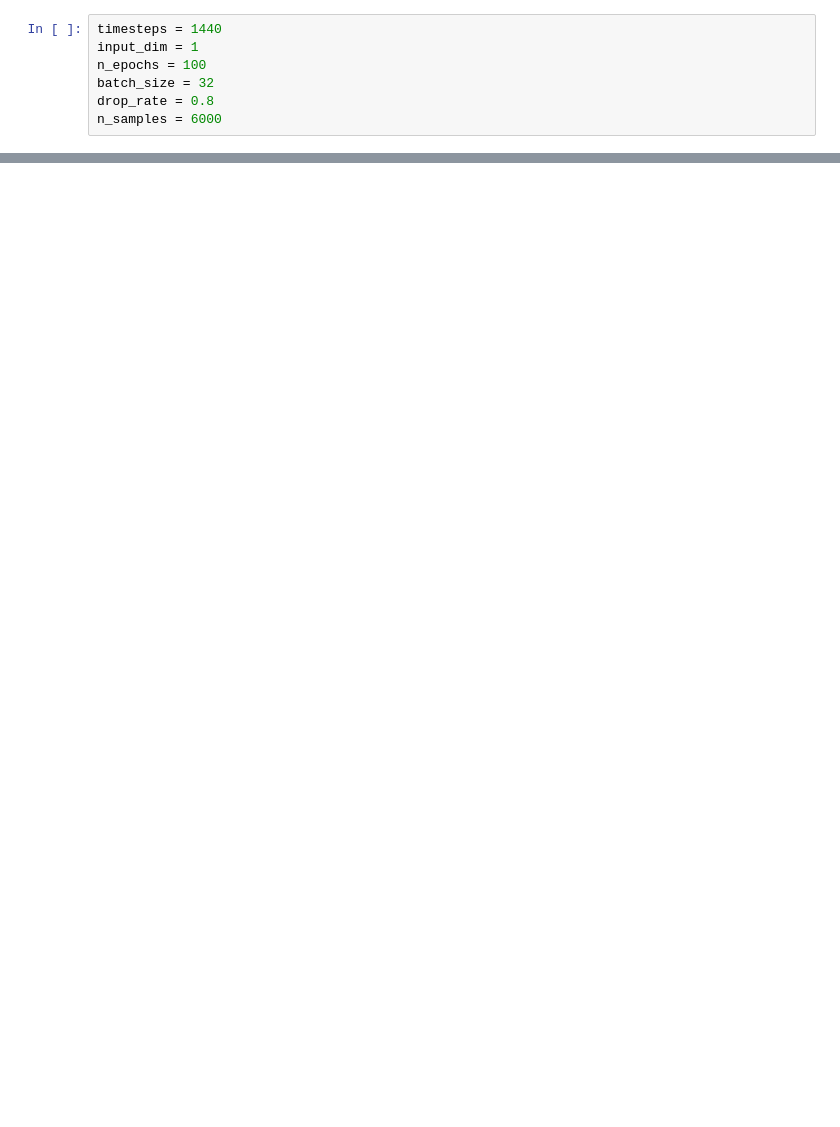
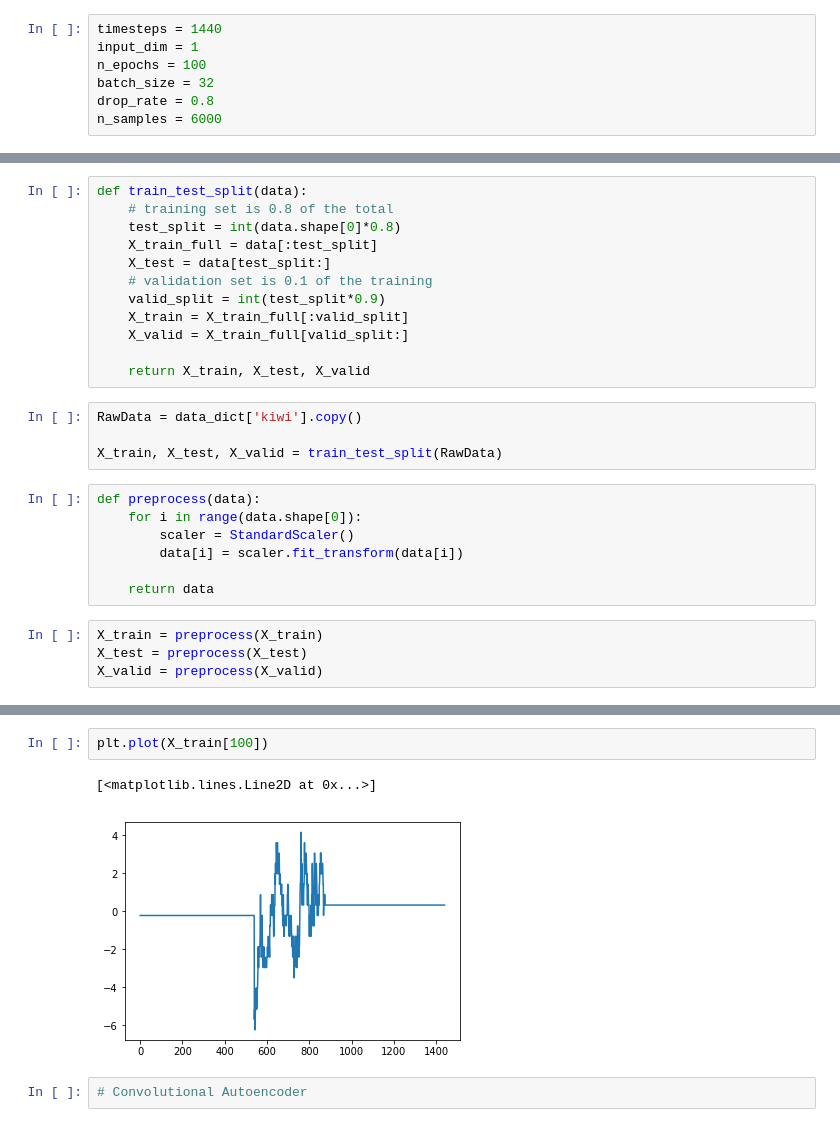
Before and after one commit to seanahmad/Autoencoder, a Jupyter notebook: ConvAuto/ConvAuto.ipynb, the cells around one changed output, grey strips where cells are left out. Cells and saved outputs as stored; diff of their text form; blank space fills up the shorter version.

```diff
--- a/ConvAuto/ConvAuto.ipynb
+++ b/ConvAuto/ConvAuto.ipynb
@@ -92,0 +68,27 @@ conv_ae.compile(loss='mse', optimizer=optimizer,
+# %%
+def train_test_split(data):
+    # training set is 0.8 of the total
+    test_split = int(data.shape[0]*0.8)
+    X_train_full = data[:test_split]
+    X_test = data[test_split:]
+    # validation set is 0.1 of the training
+    valid_split = int(test_split*0.9)
+    X_train = X_train_full[:valid_split]
+    X_valid = X_train_full[valid_split:]
+
+    return X_train, X_test, X_valid
+# %%
+RawData = data_dict['kiwi'].copy()
+
+X_train, X_test, X_valid = train_test_split(RawData)
+# %%
+def preprocess(data):
+    for i in range(data.shape[0]):
+        scaler = StandardScaler()
+        data[i] = scaler.fit_transform(data[i])
+
+    return data
+# %%
+X_train = preprocess(X_train)
+X_test = preprocess(X_test)
+X_valid = preprocess(X_valid)
@@ -92,0 +103,7 @@ conv_ae.compile(loss='mse', optimizer=optimizer,
+# %%
+plt.plot(X_train[100])
+# %% [output]
+[<matplotlib.lines.Line2D at 0x...>]
+[figure, added]
+# %%
+# Convolutional Autoencoder
```
Also changed, not shown: parts of 40 cells of this notebook, 2 other files.
